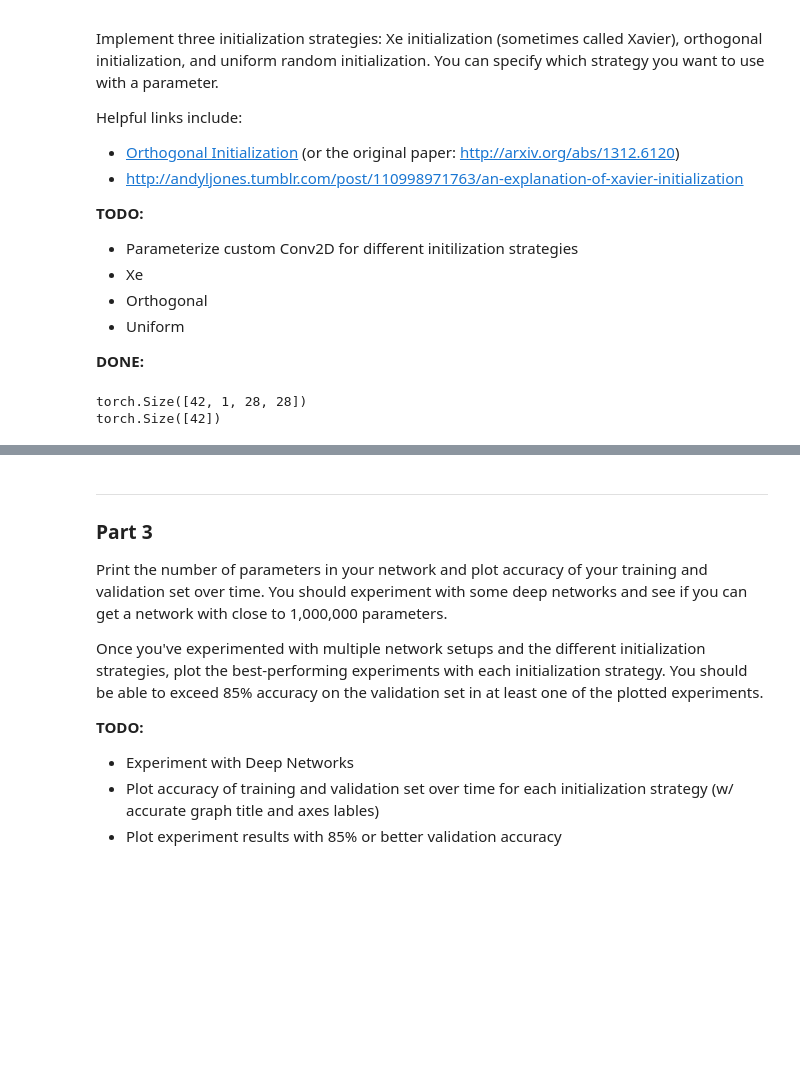
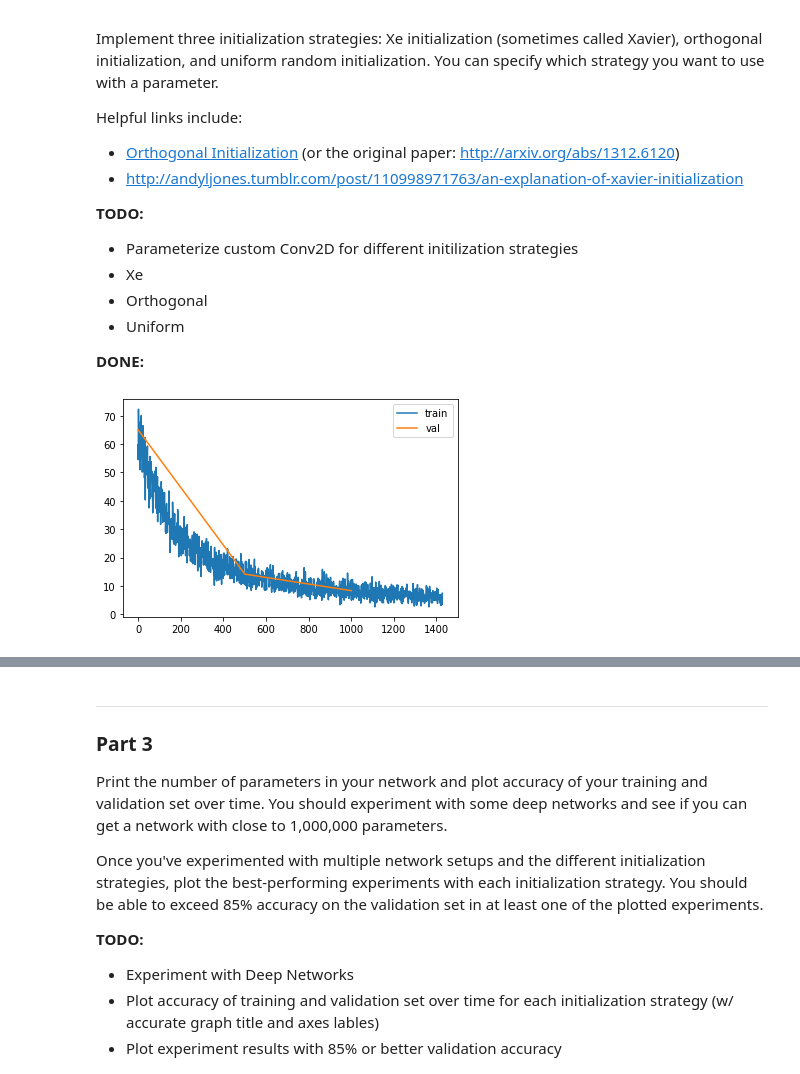
Before and after one commit to joseph-buck/cs474, a Jupyter notebook: lab-notebooks/DL_Lab3_work.ipynb, the cells around one changed output, grey strips where cells are left out. Drawn from its saved outputs; the diff is of its cells as text; code cells hidden in the pictures; blank space fills up the shorter version.

Commit message:
Fixed the weight initialization

```diff
--- a/lab-notebooks/DL_Lab3_work.ipynb
+++ b/lab-notebooks/DL_Lab3_work.ipynb
@@ -137,14 +137,19 @@ class Conv2d(nn.Module):
 
     self.weight = Parameter(torch.Tensor(out_channels,
                                in_channels,
-                               kernel_size[0],
-                               kernel_size[1]))
+                               *kernel_size))
     self.bias = Parameter(torch.Tensor(out_channels))
 
-  # Initialize
+
+    self.weight.data.uniform_(-1, 1)
+    self.bias.data.uniform_(0, 0)
+
   def forward(self, x):
     return F.conv2d(x, self.weight, self.bias, self.stride,
                     self.padding, self.dilation, self.groups)
+
+  def extra_repr(self):
+    return "asdf"
 # %%
 class ConvNetwork(nn.Module):
   def __init__(self, dataset):
@@ -162,7 +167,7 @@ class ConvNetwork(nn.Module):
     return self.net(x).squeeze(2).squeeze(2)
 # %%
 # Initialize the datasets
-train_dataset = FashionMNISTProcessedDataset('/tmp/fashionmnist')
+train_dataset = FashionMNISTProcessedDataset('/tmp/fashionmnist', train=True)
 val_dataset = FashionMNISTProcessedDataset('/tmp/fashionmnist', train=False)
 
 # Initialize the model
@@ -174,12 +179,8 @@ objective = nn.CrossEntropyLoss() # NOT DEFINED YET, CODE UP YOUR OWN
 optimizer = optim.Adam(model.parameters(), lr=1e-4)
 
 # Initialize the dataloaders
-train_loader = DataLoader(train_dataset,
-                          batch_size=42,
-                          pin_memory=True)
-val_loader = DataLoader(val_dataset,
-                        batch_size=42,
-                        pin_memory=True)
+train_loader = DataLoader(train_dataset, batch_size=42, pin_memory=True)
+val_loader = DataLoader(val_dataset, batch_size=42, pin_memory=True)
 # %%
 
 # Run your training and validation loop and collect stats
@@ -187,45 +188,36 @@ losses = []
 validations = []
 
 for epoch in range(1):
   loop = tqdm(total=len(train_loader), position=0, leave=False)
   for batch, (x, y_truth) in enumerate(train_loader):
     x, y_truth = x.cuda(non_blocking=True), y_truth.cuda(non_blocking=True)
 
-    print(x.size())
-    print(y_truth.size())
-
-
-    #break
-
 
     optimizer.zero_grad()
     y_hat = model(x)
-
-    break
 
     loss = objective(y_hat, y_truth)
 
 
     loss.backward()
 
     losses.append(loss.item())
     accuracy = 0;
     loop.set_description('epoch:{}, loss:{:.4f}, accuracy:{:.3f}'.format(epoch, loss, accuracy))
     loop.update(1)
 
     optimizer.step()
 
     if batch % 500 == 0:
       val = np.mean([objective(model(x.cuda()), y.cuda()).item() for x, y in val_loader])
       validations.append((len(losses), val))
 
   loop.close()
 
-#a, b = zip(*validations)
-#plt.plot(losses, label='train')
-#plt.plot(a, b, label='val')
-#plt.legend()
-#plt.show()
+a, b = zip(*validations)
+plt.plot(losses, label='train')
+plt.plot(a, b, label='val')
+plt.legend()
+plt.show()
 # %% [output]
-torch.Size([42, 1, 28, 28])
-torch.Size([42])
+[figure, added]
```
Also changed, not shown: parts of 2 cells of this notebook.
